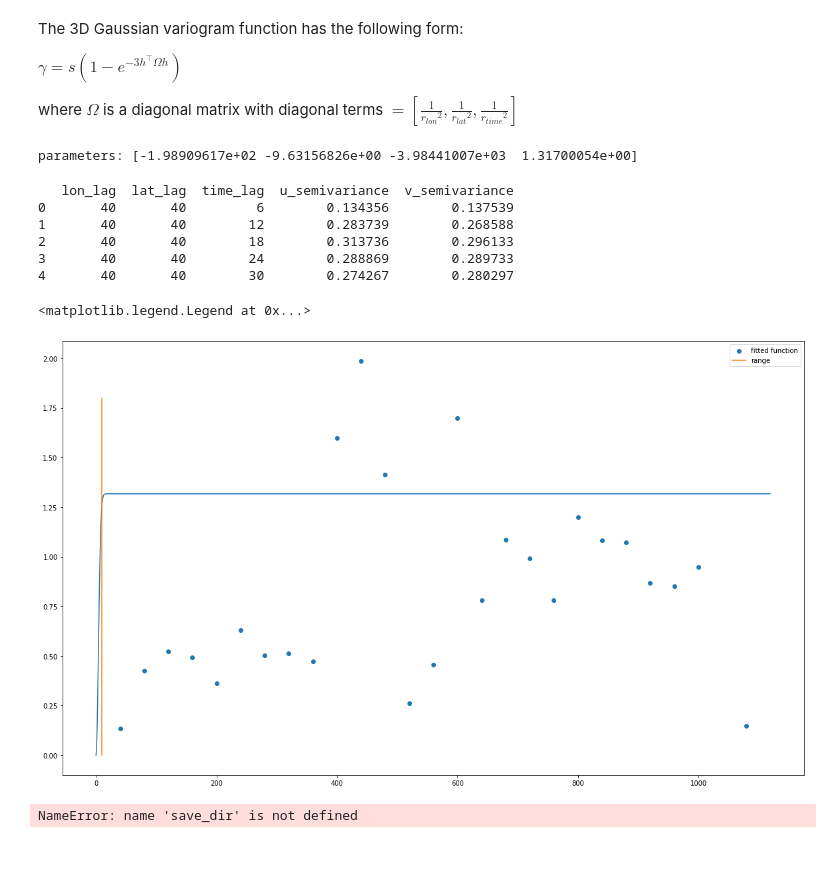
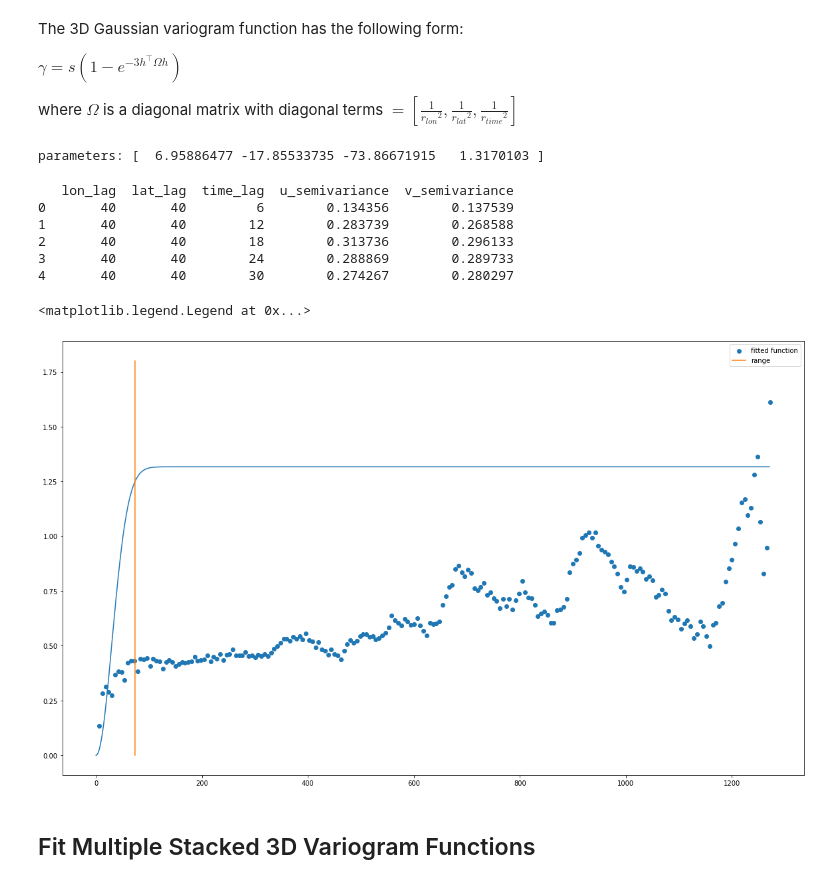
Before and after one commit to MariusWiggert/OceanPlatformControl, a Jupyter notebook: ocean_navigation_simulator/generative_error_model/ols.ipynb, the cells around one changed output. Drawn from its saved outputs; the diff is of its cells as text; code cells hidden in the pictures; blank space fills up the shorter version.

Commit message:
curve fitting now works for 3D and for stacked models

```diff
--- a/ocean_navigation_simulator/generative_error_model/ols.ipynb
+++ b/ocean_navigation_simulator/generative_error_model/ols.ipynb
@@ -229,102 +230,75 @@ $\gamma = s(1 - e^{-3h^{\top} \Omega h})$
 where $\Omega$ is a diagonal matrix with diagonal terms $= [\frac{1}{{r_{lon}}^2}, \frac{1}{{r_{lat}}^2}, \frac{1}{{r_{time}}^2}]$
 # %%
 # Define a multi-dimensional Gaussian function (3D)
-# Fit this to 3D Variogram
+def exp_normalize(x):
+    """More numerically stable exponential function."""
+    b = x.max()
+    y = np.exp(x-b)
+    return y / y.sum()
 
 def multi_dim_gaussian(lag_vec, r_lon, r_lat, r_t, s):
+    """3D gaussian as defined in Bradley's pre-print."""
     h = lag_vec
     Omega = np.diag([1/(r_lon)**2, 1/(r_lat)**2, 1/(r_t)**2])
     h_Omega = np.dot(h, Omega)
     # row-wise dot product of two matrices
     # https://stackoverflow.com/questions/15616742/vectorized-way-of-calculating-row-wise-dot-product-two-matrices-with-scipy
     exponent = np.sum(h_Omega*h, axis=1)
-    gamma = s*(1 - np.exp(-3*exponent))
+    gamma = s*(1 - exp_normalize(-3*exponent))
     return gamma
 
 def multi_dim_gaussian_slice(lag, r, s):
+    """1D version of multi_dim_gaussian for visualizing slices."""
     gamma = s*(1-np.exp(-3*(1/r**2)*lag**2))
     return gamma
 
-def fit_scipy(model, lags, dependent_var:str="u_semivariance"):
-    return
 
 # predict with tuned model
 model = multi_dim_gaussian
 lags = np.hstack((variogram_3d["lon_lag"].to_numpy().reshape(-1,1),
                 variogram_3d["lat_lag"].to_numpy().reshape(-1,1),
                 variogram_3d["time_lag"].to_numpy().reshape(-1,1)))
-popt, pcov = scipy.optimize.curve_fit(model, lags, variogram_3d["u_semivariance"], p0=[40,20,40,0.2])
+
+range_lim = [-2000, 2000]
+popt, pcov = scipy.optimize.curve_fit(model, lags, variogram_3d["u_semivariance"], p0=[-40,-20,-40,1.0],\
+    bounds=([range_lim[0], range_lim[0], range_lim[0], -5],[range_lim[1], range_lim[1], range_lim[1], 5]))
+
 print(f"parameters: {popt}")
 # %% [output]
-parameters: [-1.98909617e+02 -9.63156826e+00 -3.98441007e+03  1.31700054e+00]
+parameters: [  6.95886477 -17.85533735 -73.86671915   1.3170103 ]
 # %%
 # create slice in var of fitted function
-var = "lat_lag"
+var = "time_lag"
 range_param_map = {"lon_lag":0, "lat_lag":1, "time_lag":2}
 var_semivariance = []
 var_lags = sorted(list(set(variogram_3d[var])))
 var_lags = range(var_lags[-1])
 for lag in var_lags:
     var_semivariance.append(multi_dim_gaussian_slice(lag, popt[range_param_map[var]], popt[-1]))
 
 # slice variogram data
 print(variogram_3d[:5])
 index_to_remove = range_param_map[var]
 res = [40,40,6]
 vars = ["lon_lag", "lat_lag", "time_lag"]
 del vars[index_to_remove]
 del res[index_to_remove]
 var_slice = variogram_3d[(variogram_3d[vars[0]] == res[0]) & (variogram_3d[vars[1]] == res[1])]
 var_lags_variogram = var_slice[var]
 var_semivariance_variogram = var_slice["u_semivariance"]
 
 # visualize slices
 fig = plt.figure(figsize=(20,12))
 plt.plot(var_lags, var_semivariance)
 plt.scatter(var_lags_variogram, var_semivariance_variogram, label="fitted function")
 plt.plot(np.full(10,abs(popt[range_param_map[var]])), np.arange(0,2,0.2), label="range")
 plt.legend()
 # %% [output]
    lon_lag  lat_lag  time_lag  u_semivariance  v_semivariance
 0       40       40         6        0.134356        0.137539
 1       40       40        12        0.283739        0.268588
 2       40       40        18        0.313736        0.296133
 3       40       40        24        0.288869        0.289733
 4       40       40        30        0.274267        0.280297
 <matplotlib.legend.Legend at 0x...>
-[figure, old version]
+[figure, new version]
-# %%
-from contextlib import redirect_stdout
-import os
-
-# def log_std_out(model, save_location):
-#     filename = os.path.join(save_location, f"{model.__name__}_log.txt")
-#     with open(filename, 'w') as f:
-#         with redirect_stdout(f):
-#             model()
-
-# log_std_out(test_func, f"/home/jonas/Downloads")
-
-
-def log_std_out(func):
-    filename = os.path.join("/home/jonas/Downloads/", f"{func.__name__}_log.txt")
-    print(filename)
-    def inner(filename):
-        with open(filename, 'w') as f:
-            with redirect_stdout(f):
-                func()
-    return inner
-
-@log_std_out
-def test_func():
-    print("this is a test!")
-
-test_func()
-
-# @decorator
-# def save_text(obj, method, filename):
-#     obj.method()
-
-# save_text(model, summary, 'summary.txt')
-# %% [output]
-NameError: name 'save_dir' is not defined
@@ -345,0 +305,2 @@ if __name__ == "__main__":
+# %% [markdown]
+## Fit Multiple Stacked 3D Variogram Functions
```
Also changed, not shown: parts of 5 cells of this notebook.
